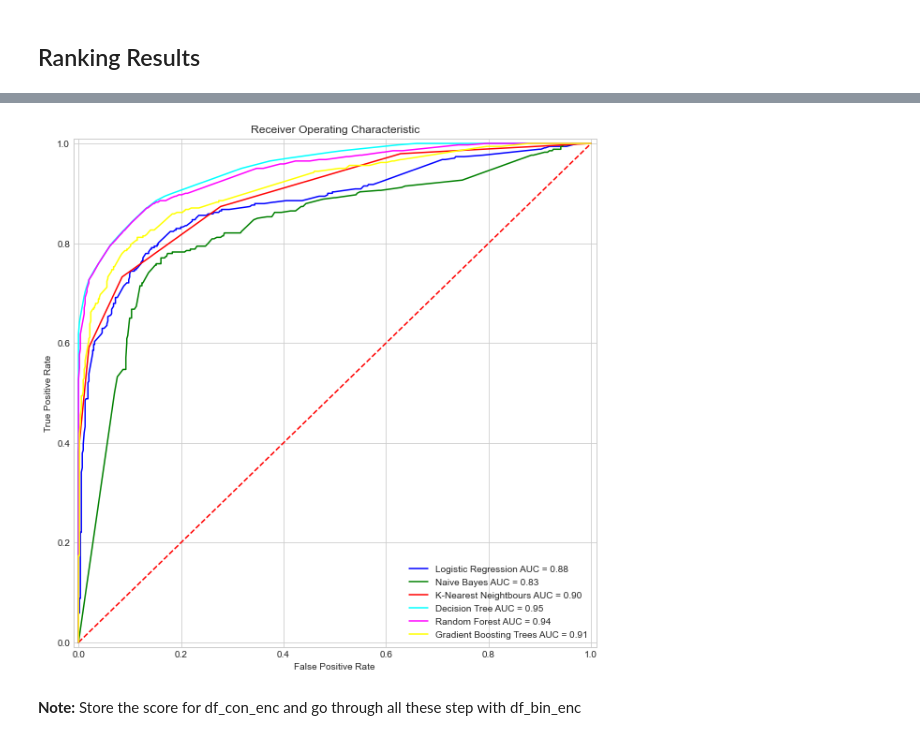
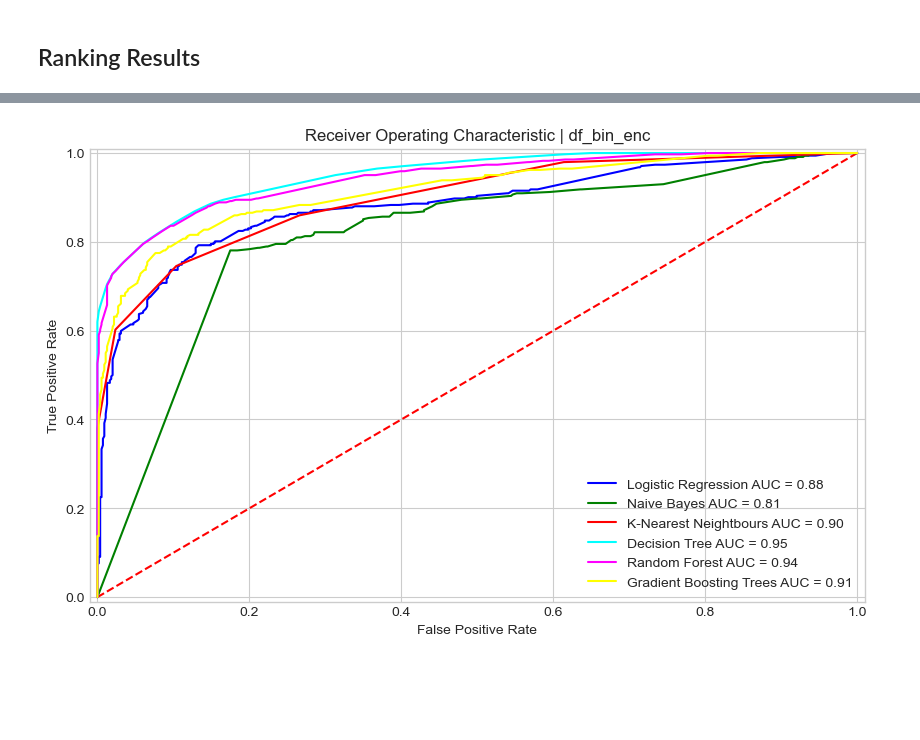
Before and after one commit to PaphobGun/ml-titanic, a Jupyter notebook: Titanic.ipynb, the cells around one changed output, grey strips where cells are left out. Saved outputs shown, nothing was run; the diff lists cells and outputs as text; code cells hidden in the pictures; blank space fills up the shorter version.

```diff
--- a/Titanic.ipynb
+++ b/Titanic.ipynb
@@ -971,5 +960,3 @@ Since feature SibSp and Parch are the number of member in the family, We could c
 # %%
 # siblings + parents + the passenger
 df['Family_size'] = df['SibSp'] + df['Parch'] + 1
-# %%
-train['Family_size'] = df.iloc[:len(train)]['Family_size']
@@ -991,7 +976,7 @@ Family_size    0.055279
 dtype: float64
 # %%
-df_bin['Family_size'] = pd.cut(train['Family_size'], [0, 1, 3, 5,8], labels=['alone', 'small', 'medium', 'large'])
-df_con['Family_size'] = train['Family_size']
+df_bin['Family_size'] = pd.cut(df['Family_size'], [0, 1, 3, 5,8], labels=['alone', 'small', 'medium', 'large'])
+df_con['Family_size'] = df['Family_size']
 # %% [markdown]
 ## Feature Encoding
 
@@ -1100,7 +1071,10 @@ selected_df.head()
+# %%
+train = selected_df.iloc[:len(train)]
+test = selected_df.iloc[len(train):]
 # %%
 # Split the dataframe into data and labels
-X_train = selected_df.drop('Survived', axis=1)
-y_train = selected_df.Survived
+X_train = train.drop('Survived', axis=1)
+y_train = train['Survived']
 # %%
 X_train.shape
 # %% [output]
@@ -1504,16 +1562,14 @@ colors = [
 # %%
-plt.figure(figsize=(10,10))
+plt.figure(figsize=(10, 6), dpi=100)
 
-plt.title('Receiver Operating Characteristic')
+plt.title('Receiver Operating Characteristic | df_bin_enc')
 plt.plot([0, 1], [0, 1],'r--')
 plt.xlim([-0.01, 1.01])
 plt.ylim([-0.01, 1.01])
 plt.ylabel('True Positive Rate')
 plt.xlabel('False Positive Rate')
 
 for i, model in list(enumerate(models)):
     plot_roc_curves(y_train, probs[i], models[i])
 # %% [output]
-[figure, old version]
+[figure, new version]
-# %% [markdown]
-**Note:** Store the score for df_con_enc and go through all these step with df_bin_enc
```
Also changed, not shown: parts of 140 cells of this notebook, 1 other file.
